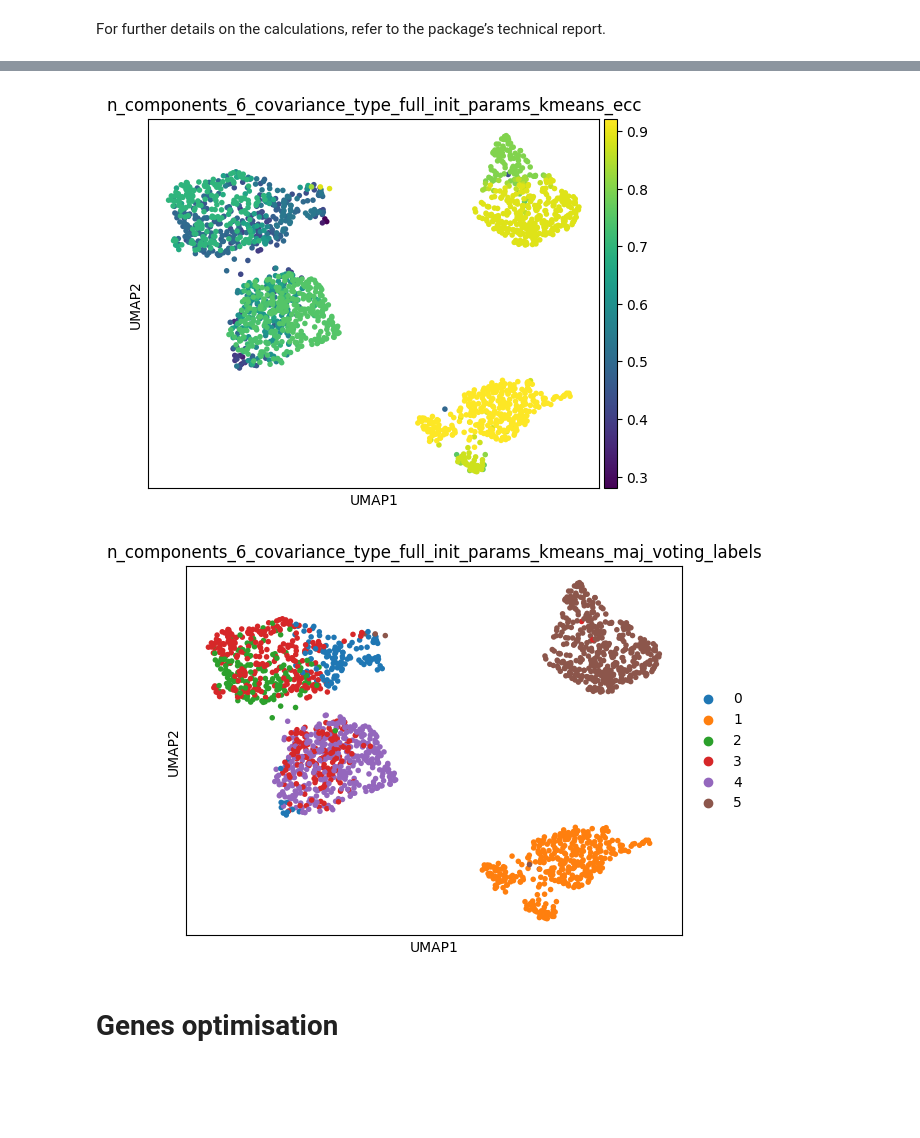
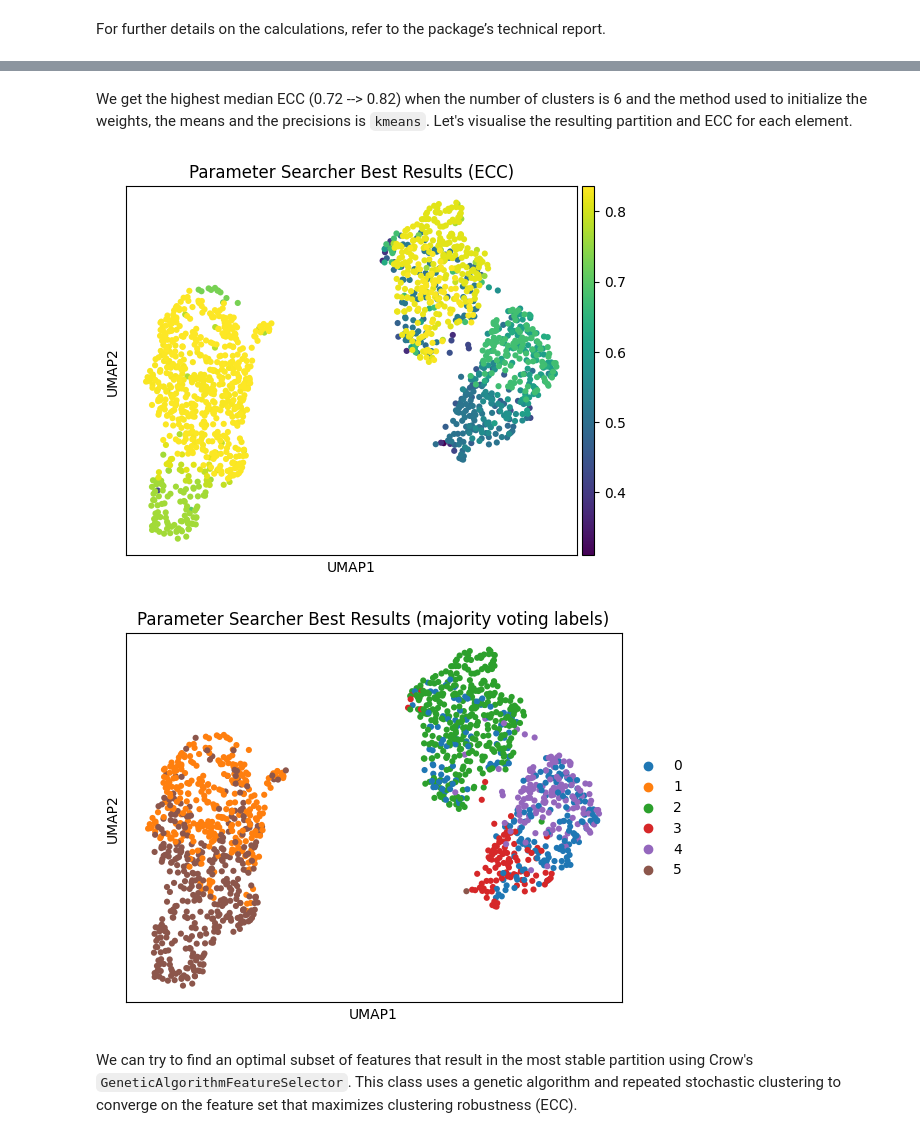
Before and after one commit to Core-Bioinformatics/crowflow-py, a Jupyter notebook: examples/cuomo_application.ipynb, the cells around one changed output, grey strips where cells are left out. Cells and saved outputs as stored; diff of their text form; code cells hidden in the pictures; blank space fills up the shorter version.

```diff
--- a/examples/cuomo_application.ipynb
+++ b/examples/cuomo_application.ipynb
@@ -207,15 +183,16 @@ searcher_results_ecc_df.sort_values(by="median_ecc", ascending=False)[["params",
-# %%
-
-visualise_ecc_labels(
-    adata,
-    stochastic_clustering_results['n_components_6_covariance_type_full_init_params_kmeans']["ecc"],
-    "n_components_6_covariance_type_full_init_params_kmeans_ecc",
-    stochastic_clustering_results['n_components_6_covariance_type_full_init_params_kmeans']["majority_voting_labels"],
-    "n_components_6_covariance_type_full_init_params_kmeans_maj_voting_labels",
-)
-# %% [output]
-[figure, removed]
-[figure, removed]
-# %% [markdown]
-# Genes optimisation
+# %% [markdown]
+We get the highest median ECC (0.72 --> 0.82) when the number of clusters is 6 and the method used to initialize the weights, the means and the precisions is `kmeans`. Let's visualise the resulting partition and ECC for each element.
+# %%
+visualise_ecc_labels(
+    adata,
+    stochastic_clustering_results['n_components_6_init_params_kmeans']["ecc"],
+    "Parameter Searcher Best Results (ECC)",
+    stochastic_clustering_results['n_components_6_init_params_kmeans']["majority_voting_labels"],
+    "Parameter Searcher Best Results (majority voting labels)",
+)
+# %% [output]
+[figure, added]
+[figure, added]
+# %% [markdown]
+We can try to find an optimal subset of features that result in the most stable partition using Crow's `GeneticAlgorithmFeatureSelector`. This class uses a genetic algorithm and repeated stochastic clustering to converge on the feature set that maximizes clustering robustness (ECC).
 # %%
```
Also changed, not shown: parts of 37 cells of this notebook, 3 other files.
